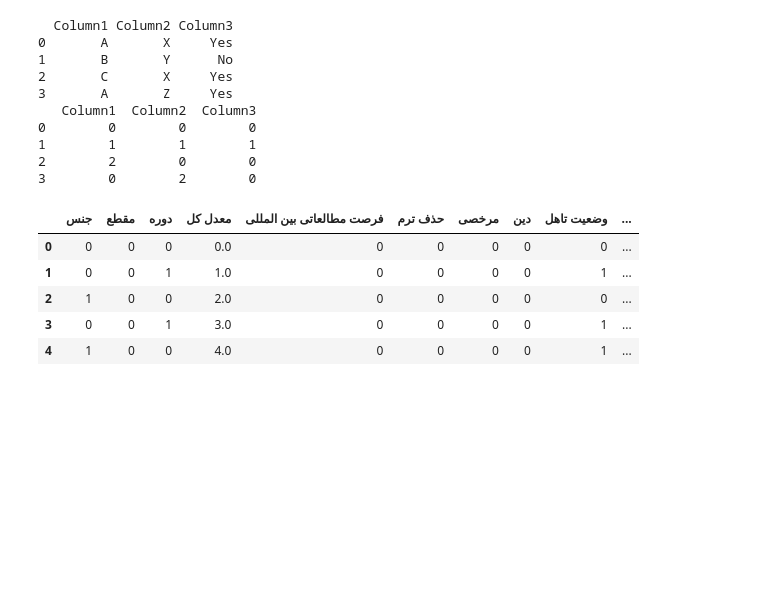
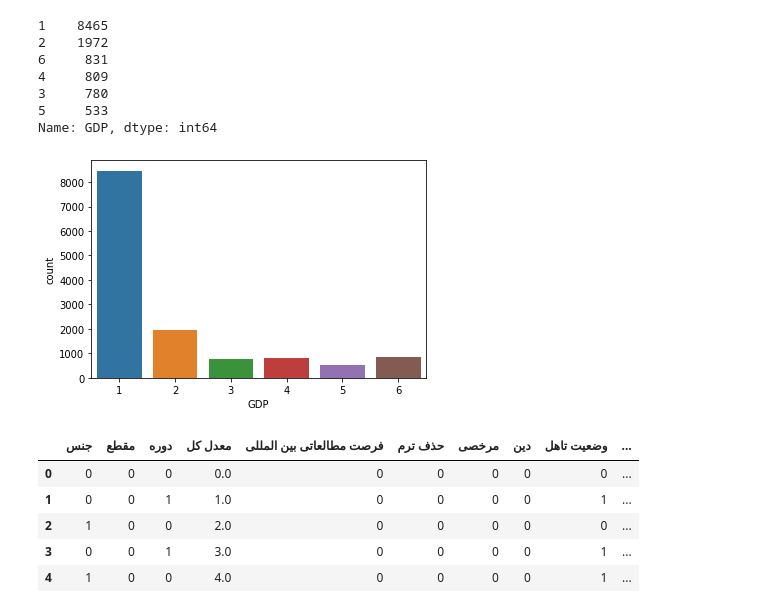
Before and after one commit to mghasemi19/ML_EconEduc, a Jupyter notebook: origins.ipynb, the cells around one changed output. Cells and saved outputs as stored; diff of their text form; code cells hidden in the pictures; blank space fills up the shorter version.

```diff
--- a/origins.ipynb
+++ b/origins.ipynb
@@ -43,34 +81,15 @@ Name: استان محل تولد, dtype: int64
-# %%
-import pandas as pd
-
-# create a sample data frame
-df = pd.DataFrame({
-    'Column1': ['A', 'B', 'C', 'A'],
-    'Column2': ['X', 'Y', 'X', 'Z'],
-    'Column3': ['Yes', 'No', 'Yes', 'Yes']
-})
-print(df)
-# create a dictionary to map unique values to numbers
-mapping_dict = {}
-for col in df.columns:
-    unique_values = df[col].unique()
-    mapping_dict[col] = {value: i for i, value in enumerate(unique_values)}
-
-# replace values in data frame with mapped values
-df.replace(mapping_dict, inplace=True)
-
-print(df)
-# %% [output]
-  Column1 Column2 Column3
-0       A       X     Yes
-1       B       Y      No
-2       C       X     Yes
-3       A       Z     Yes
-   Column1  Column2  Column3
-0        0        0        0
-1        1        1        1
-2        2        0        0
-3        0        2        0
+# %%
+sns.countplot(x='GDP', data=df_test)
+print(df_test['GDP'].value_counts())
+# %% [output]
+1    8465
+2    1972
+6     831
+4     809
+3     780
+5     533
+Name: GDP, dtype: int64
+[figure, added]
 # %%
 # create a dictionary to map unique values to numbers
 mapping_dict = {}
```
Also changed, not shown: parts of 12 cells of this notebook, 3 other files.
